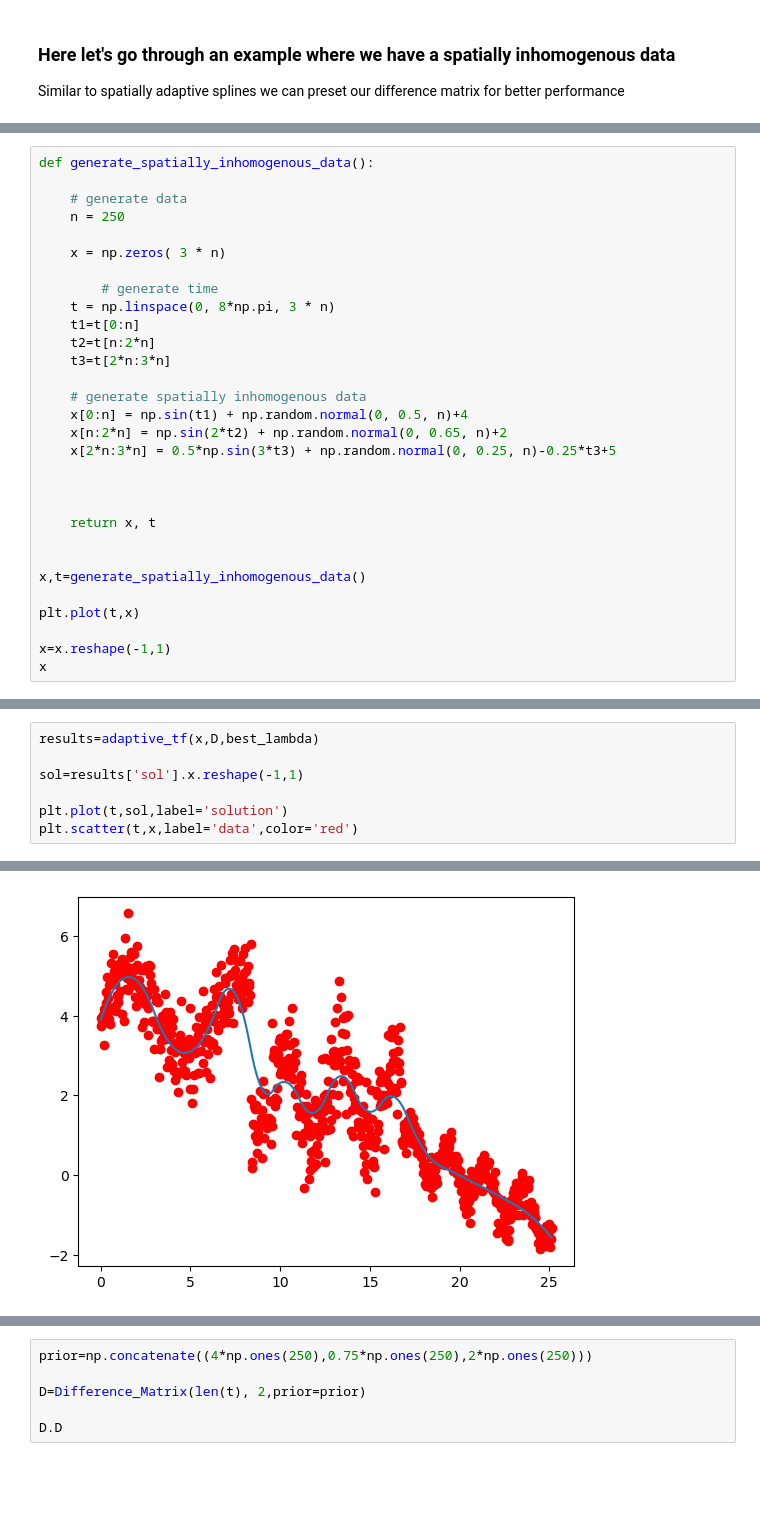
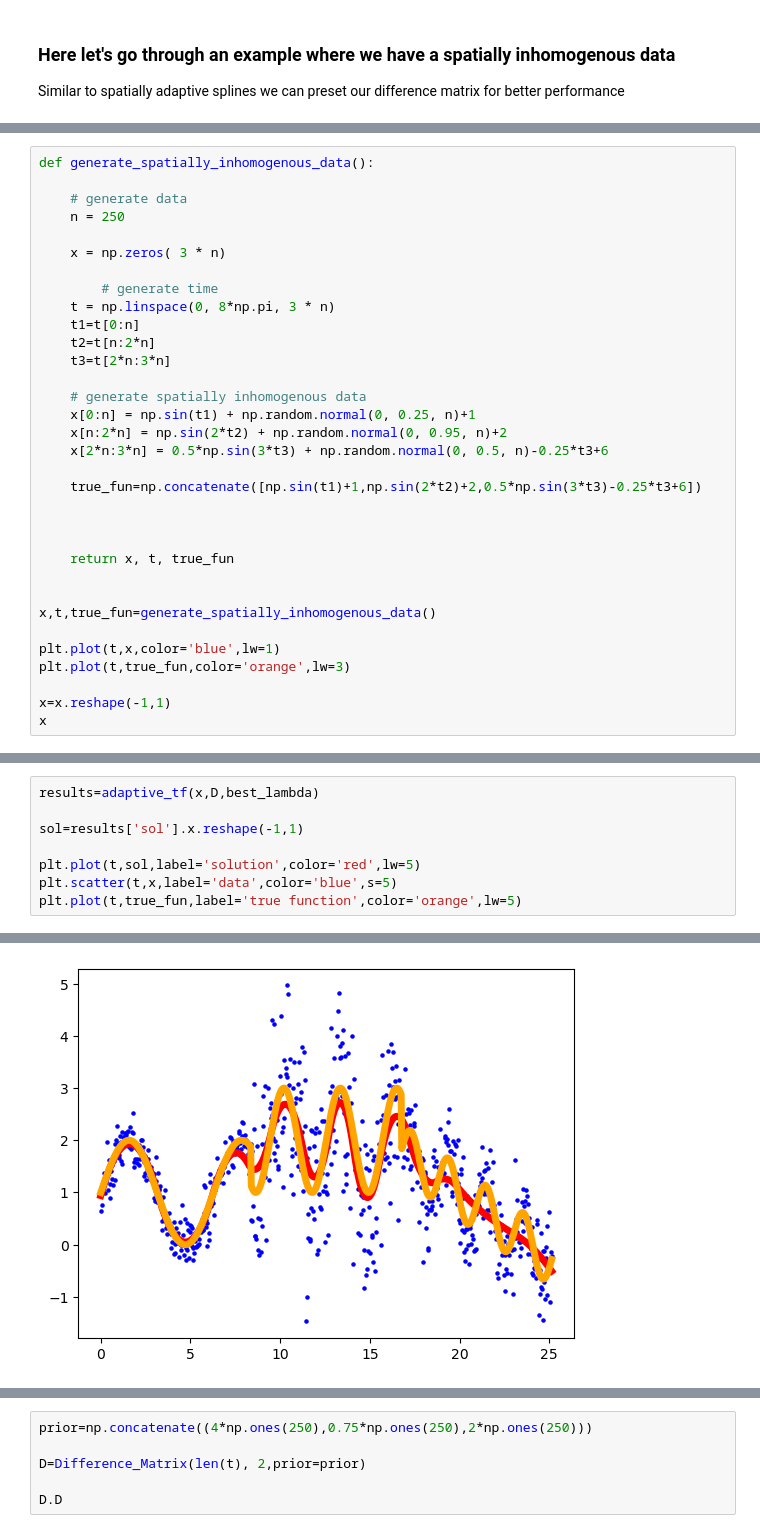
Before and after one commit to jasonbohne123/Adaptive_Signal_Estimation, a Jupyter notebook: trend_filtering/research/Spatially_Inhomogenous.ipynb, the cells around one changed output, grey strips where cells are left out. Drawn from its saved outputs; the diff is of its cells as text; blank space fills up the shorter version.

Commit message:
fix spatial inhomo

```diff
--- a/trend_filtering/research/Spatially_Inhomogenous.ipynb
+++ b/trend_filtering/research/Spatially_Inhomogenous.ipynb
@@ -31,18 +32,21 @@ def generate_spatially_inhomogenous_data():
     t3=t[2*n:3*n]
 
     # generate spatially inhomogenous data
-    x[0:n] = np.sin(t1) + np.random.normal(0, 0.5, n)+4
-    x[n:2*n] = np.sin(2*t2) + np.random.normal(0, 0.65, n)+2
-    x[2*n:3*n] = 0.5*np.sin(3*t3) + np.random.normal(0, 0.25, n)-0.25*t3+5
+    x[0:n] = np.sin(t1) + np.random.normal(0, 0.25, n)+1
+    x[n:2*n] = np.sin(2*t2) + np.random.normal(0, 0.95, n)+2
+    x[2*n:3*n] = 0.5*np.sin(3*t3) + np.random.normal(0, 0.5, n)-0.25*t3+6
+
+    true_fun=np.concatenate([np.sin(t1)+1,np.sin(2*t2)+2,0.5*np.sin(3*t3)-0.25*t3+6])
 
 
 
-    return x, t
+    return x, t, true_fun
 
 
-x,t=generate_spatially_inhomogenous_data()
+x,t,true_fun=generate_spatially_inhomogenous_data()
 
-plt.plot(t,x)
+plt.plot(t,x,color='blue',lw=1)
+plt.plot(t,true_fun,color='orange',lw=3)
 
 x=x.reshape(-1,1)
 x
@@ -92,6 +96,7 @@ results=adaptive_tf(x,D,best_lambda)
 
 sol=results['sol'].x.reshape(-1,1)
 
-plt.plot(t,sol,label='solution')
-plt.scatter(t,x,label='data',color='red')
+plt.plot(t,sol,label='solution',color='red',lw=5)
+plt.scatter(t,x,label='data',color='blue',s=5)
+plt.plot(t,true_fun,label='true function',color='orange',lw=5)
 # %% [output]
@@ -99,2 +104,2 @@ plt.scatter(t,x,label='data',color='red')
-[figure, old version]
+[figure, new version]
 # %%
```
Also changed, not shown: parts of 22 cells of this notebook, 1 other file.
